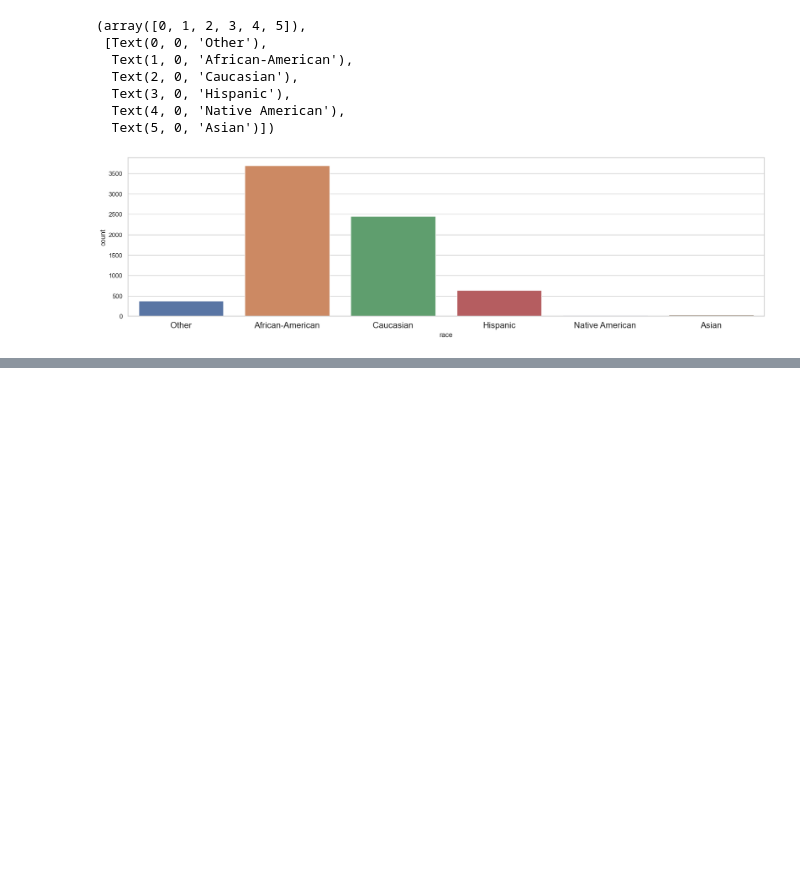
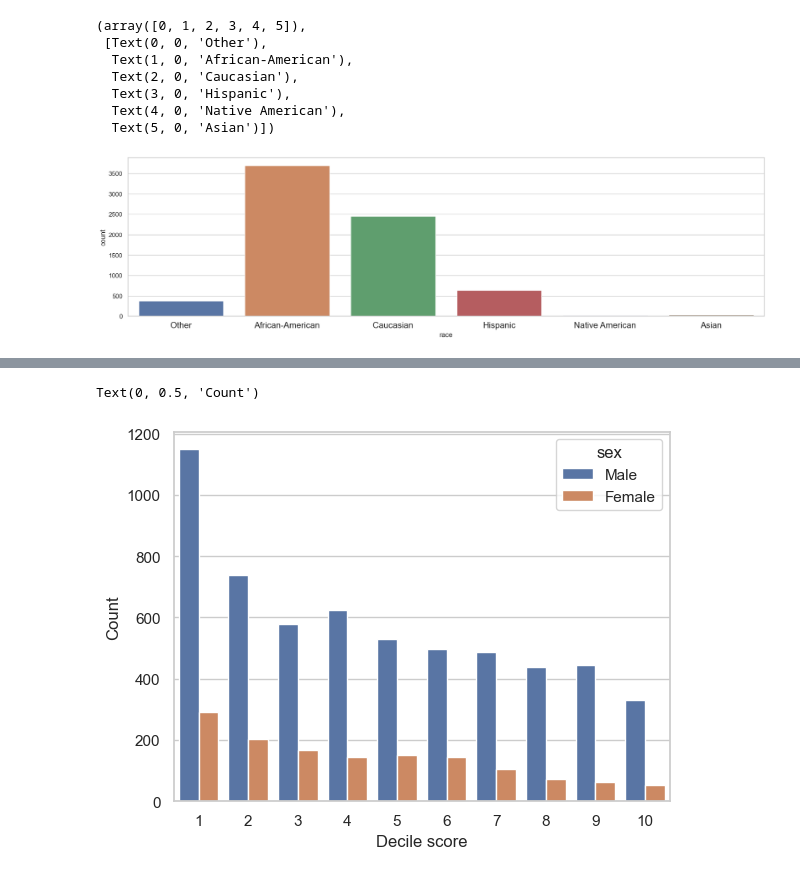
Before and after one commit to Pinkwinx/DataScience1, a Jupyter notebook: Code Templates/SeabornFundamentals.ipynb, the cells around one changed output, grey strips where cells are left out. Cells and saved outputs as stored; diff of their text form; code cells hidden in the pictures; blank space fills up the shorter version.

```diff
--- a/Code Templates/SeabornFundamentals.ipynb
+++ b/Code Templates/SeabornFundamentals.ipynb
@@ -86,0 +92,8 @@ plt.xticks(fontsize = 15)
+# %%
+sns.countplot(data=df, x="decile_score", hue="sex")
+ax = plt.gca()
+ax.set_xlabel("Decile score")
+ax.set_ylabel("Count")
+# %% [output]
+Text(0, 0.5, 'Count')
+[figure, added]
```
Also changed, not shown: parts of 5 cells of this notebook.
